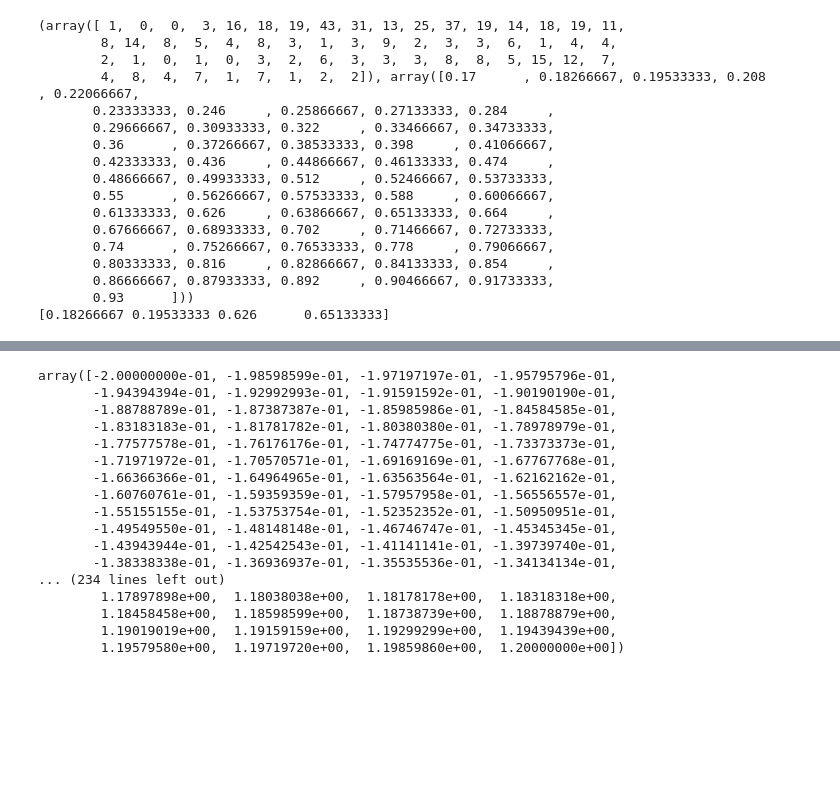
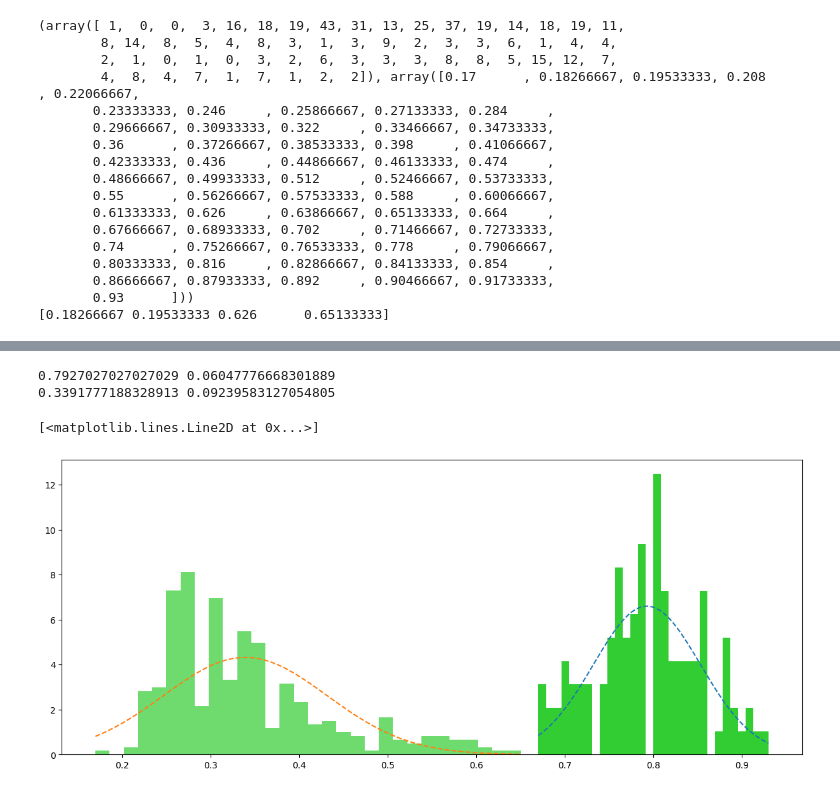
Before and after one commit to francobarrionuevoenv21/ClusteringPaddyFields_Fires_SanJavier, a Jupyter notebook: 03_CoverTypes2022_sampling.ipynb, the cells around one changed output, grey strips where cells are left out. Drawn from its saved outputs; the diff is of its cells as text; code cells hidden in the pictures; blank space fills up the shorter version.

```diff
--- a/03_CoverTypes2022_sampling.ipynb
+++ b/03_CoverTypes2022_sampling.ipynb
@@ -277,20 +248,33 @@ Component 2: Mean = 0.32, Standard Deviation = 0.06
-# %%
-np.linspace(-0.2, 1.2, 1000)
-# %% [output]
-array([-2.00000000e-01, -1.98598599e-01, -1.97197197e-01, -1.95795796e-01,
-       -1.94394394e-01, -1.92992993e-01, -1.91591592e-01, -1.90190190e-01,
-       -1.88788789e-01, -1.87387387e-01, -1.85985986e-01, -1.84584585e-01,
-       -1.83183183e-01, -1.81781782e-01, -1.80380380e-01, -1.78978979e-01,
-       -1.77577578e-01, -1.76176176e-01, -1.74774775e-01, -1.73373373e-01,
-       -1.71971972e-01, -1.70570571e-01, -1.69169169e-01, -1.67767768e-01,
-       -1.66366366e-01, -1.64964965e-01, -1.63563564e-01, -1.62162162e-01,
-       -1.60760761e-01, -1.59359359e-01, -1.57957958e-01, -1.56556557e-01,
-       -1.55155155e-01, -1.53753754e-01, -1.52352352e-01, -1.50950951e-01,
-       -1.49549550e-01, -1.48148148e-01, -1.46746747e-01, -1.45345345e-01,
-       -1.43943944e-01, -1.42542543e-01, -1.41141141e-01, -1.39739740e-01,
-       -1.38338338e-01, -1.36936937e-01, -1.35535536e-01, -1.34134134e-01,
-... (234 lines left out)
-        1.17897898e+00,  1.18038038e+00,  1.18178178e+00,  1.18318318e+00,
-        1.18458458e+00,  1.18598599e+00,  1.18738739e+00,  1.18878879e+00,
-        1.19019019e+00,  1.19159159e+00,  1.19299299e+00,  1.19439439e+00,
-        1.19579580e+00,  1.19719720e+00,  1.19859860e+00,  1.20000000e+00])
+# %%
+filt_value = filt_bin[-1]
+
+ndvi_higher = ndvi_toDist[ndvi_toDist>filt_value]
+ndvi_lower = ndvi_toDist[ndvi_toDist<filt_value]
+
+mean_higher = np.mean(ndvi_higher)
+mean_lower = np.mean(ndvi_lower)
+
+std_higher = np.std(ndvi_higher)
+std_lower = np.std(ndvi_lower)
+#plt.hist(ndvi_toDist[ndvi_toDist<filt_value], bins=30)
+# %%
+print(mean_higher, std_higher)
+print(mean_lower, std_lower)
+# %% [output]
+0.7927027027027029 0.06047776668301889
+0.3391777188328913 0.09239583127054805
+# %%
+fig, axs = plt.subplots(figsize=(15, 6))
+
+axs.hist(ndvi_higher, bins=30, density=True, alpha=1, color='limegreen', label='Higher values')
+axs.hist(ndvi_lower, bins=30, density=True, alpha=0.7, color='limegreen', label='lower values')
+
+x_higher = np.linspace(ndvi_higher.min(), ndvi_higher.max(), 1000)
+x_lower = np.linspace(ndvi_lower.min(), ndvi_lower.max(), 1000)
+axs.plot(x_higher, norm.pdf(x_higher, mean_higher, std_higher), '--', label=f'Gaussian (mean={mean:.2f}, std={std:.2f})')
+axs.plot(x_lower, norm.pdf(x_lower, mean_lower, std_lower), '--', label=f'Gaussian (mean={mean:.2f}, std={std:.2f})')
+
+#plt.plot(norm.pdf(x, mean, std), '--', label=f'Gaussian (mean={mean:.2f}, std={std:.2f})')
+# %% [output]
+[<matplotlib.lines.Line2D at 0x...>]
+[figure, added]
```
Also changed, not shown: parts of 2 cells of this notebook.
